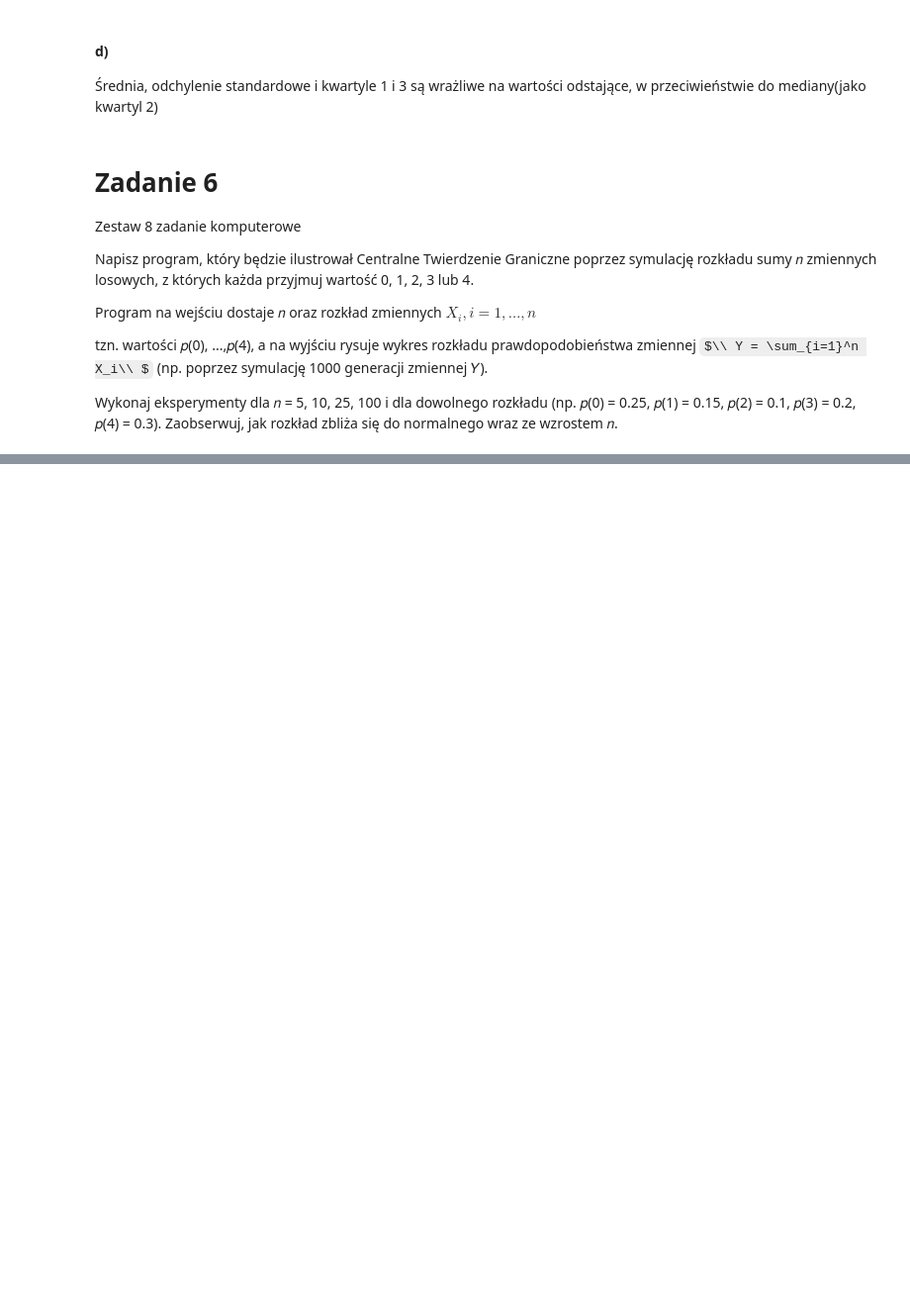
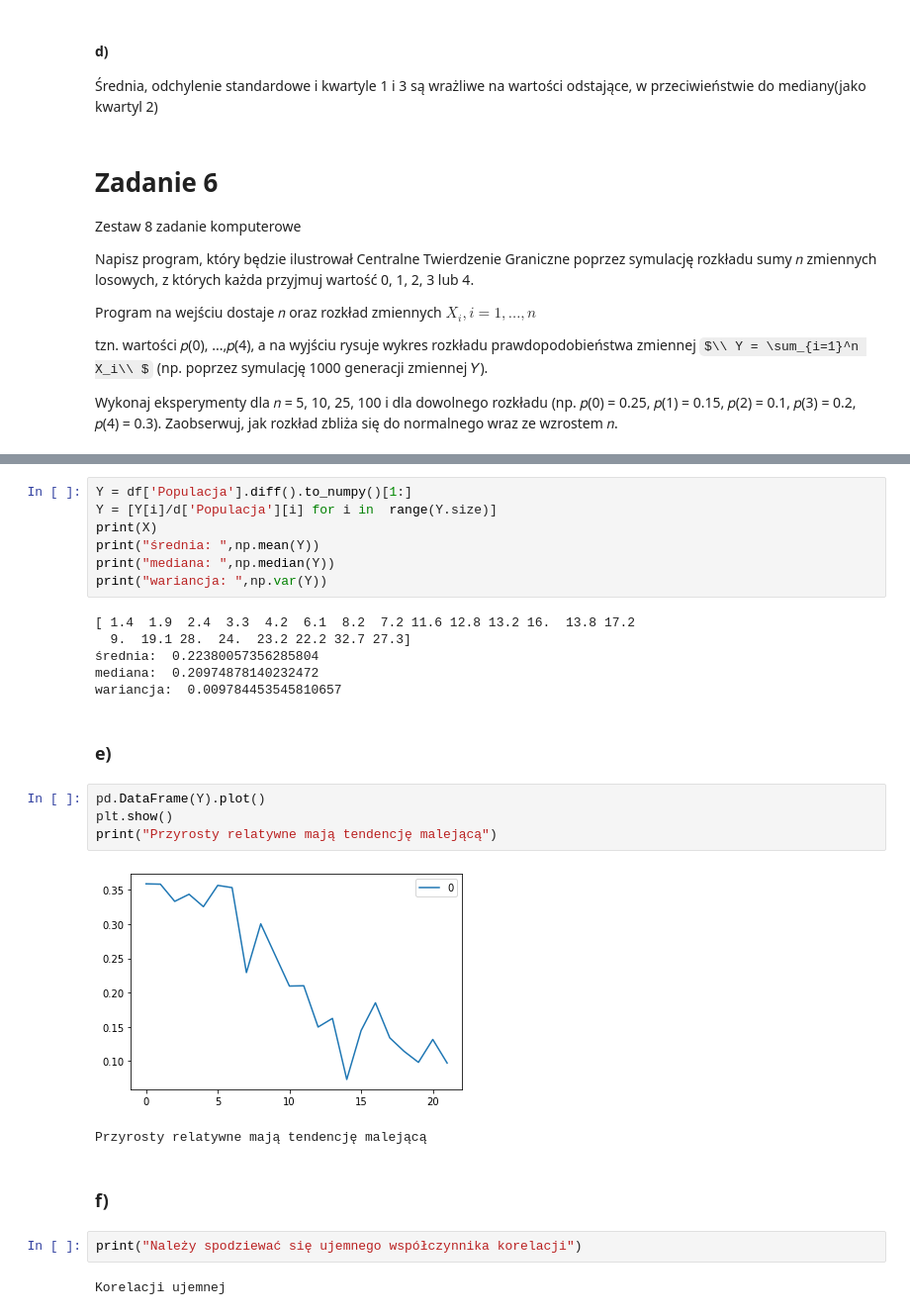
Before and after one commit to KSob01/RPIS_zadania, a Jupyter notebook: katarzyna_sobczyszyn.ipynb, the cells around one changed output, grey strips where cells are left out. Shown: that part at 99% size. Cells and saved outputs as stored; diff of their text form; some formulas as TeX source; blank space fills up the shorter version.

```diff
--- a/katarzyna_sobczyszyn.ipynb
+++ b/katarzyna_sobczyszyn.ipynb
@@ -297,0 +372,28 @@ for n in N:
+# %%
+Y = df['Populacja'].diff().to_numpy()[1:]
+Y = [Y[i]/d['Populacja'][i] for i in  range(Y.size)]
+print(X)
+print("średnia: ",np.mean(Y))
+print("mediana: ",np.median(Y))
+print("wariancja: ",np.var(Y))
+# %% [output]
+[ 1.4  1.9  2.4  3.3  4.2  6.1  8.2  7.2 11.6 12.8 13.2 16.  13.8 17.2
+  9.  19.1 28.  24.  23.2 22.2 32.7 27.3]
+średnia:  0.22380057356285804
+mediana:  0.20974878140232472
+wariancja:  0.009784453545810657
+# %% [markdown]
+### e)
+# %%
+pd.DataFrame(Y).plot()
+plt.show()
+print("Przyrosty relatywne mają tendencję malejącą")
+# %% [output]
+[figure, added]
+Przyrosty relatywne mają tendencję malejącą
+# %% [markdown]
+### f)
+# %%
+print("Należy spodziewać się ujemnego współczynnika korelacji")
+# %% [output]
+Korelacji ujemnej
```
Also changed, not shown: parts of 14 cells of this notebook.
